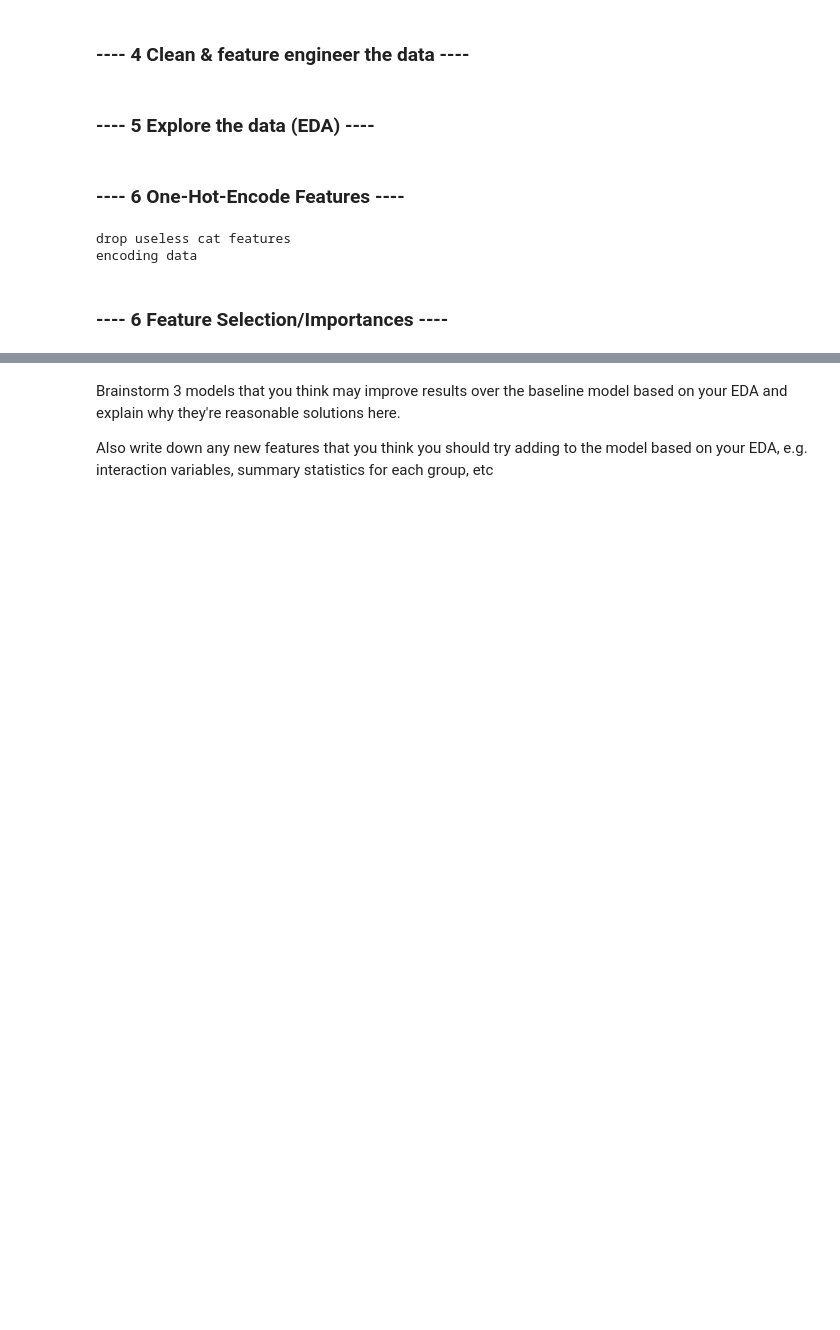
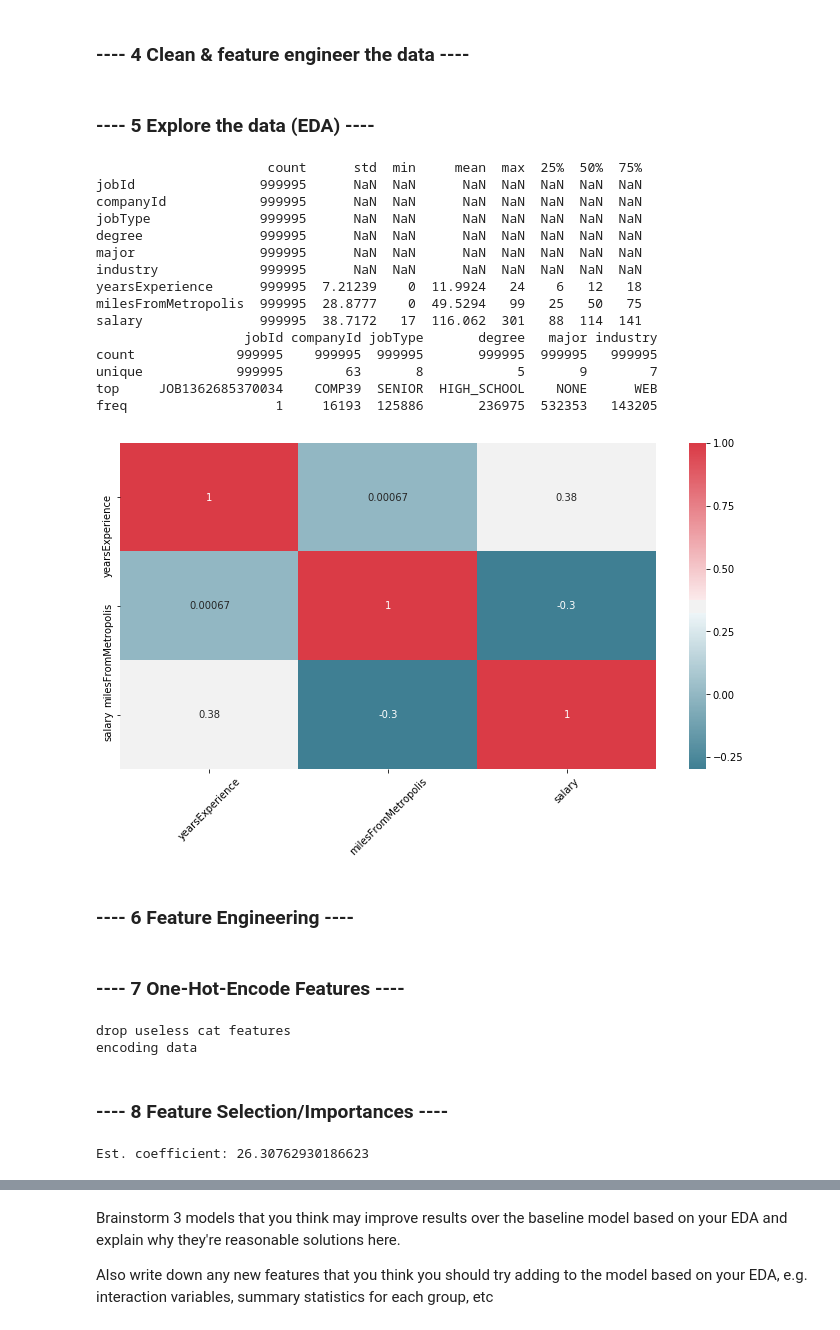
Before and after one commit to yoots88/portfolio, a Jupyter notebook: p_salary_prediction/Salary Prediction Portfolio.ipynb, the cells around one changed output, grey strips where cells are left out. Drawn from its saved outputs; the diff is of its cells as text; code cells hidden in the pictures; blank space fills up the shorter version.

```diff
--- a/p_salary_prediction/Salary Prediction Portfolio.ipynb
+++ b/p_salary_prediction/Salary Prediction Portfolio.ipynb
@@ -136,8 +129,8 @@ if __name__ == '__main__':
     #define variable lists
 #    categorical_vars = ['jobId', 'companyId',  'jobType', 'degree', 'major', 'industry']
     categorical_vars = ['companyId',  'jobType', 'degree', 'major']
-    numerical_vars = ['yearsExperience', 'milesFromMetropolis', 'avg_salary_industry', 'avg_yearsExp_industry',
-                      'avg_yearsExp_jobType','avg_dist_by_industry','avg_dist_by_jobType']
+    numerical_vars = ['yearsExperience', 'milesFromMetropolis', 'avg_salary_industry', 'avg_yearsExperience_industry',
+                      'avg_yearsExperience_jobType','avg_milesFromMetropolis_industry','avg_milesFromMetropolis_jobType']
     label_var = 'salary'
 
     #define variables to drop
@@ -189,7 +156,45 @@ del(avg_salary_by_industry_df, avg_yearsExp_by_industry_df, avg_yearsExp_by_jobT
 # %% [markdown]
 ### ---- 5 Explore the data (EDA) ----
+# %%
+def EDA_summary_num(cleaned_df):
+    summary_num_df = pd.DataFrame(cleaned_df.describe(include='all').T)
+    summary_num_df = summary_num_df[['count','std','min','mean','max','25%','50%','75%']]
+    print(summary_num_df)
+
+def EDA_summary_cat(cleaned_df):
+    summary_cat_df = pd.DataFrame(cleaned_df.describe(include='O'))
+    print(summary_cat_df)
+
+def EDA_corr_matrix(cleaned_df):
+    plt.figure(figsize=(12,6))
+    sns.heatmap(cleaned_df.corr(), cmap=sns.diverging_palette(220,10, as_cmap=True), annot=True)
+    plt.xticks(rotation=45)
+    plt.show()
 # %%
 #summarize each feature variable
+EDA_summary_num(cleaned_df)
 #summarize the target variable
+EDA_summary_cat(cleaned_df)
+
 #look for correlation between each feature and the target
 #look for correlation between features
+EDA_corr_matrix(cleaned_df)
+# %% [output]
+                      count      std  min     mean  max  25%  50%  75%
+jobId                999995      NaN  NaN      NaN  NaN  NaN  NaN  NaN
+companyId            999995      NaN  NaN      NaN  NaN  NaN  NaN  NaN
+jobType              999995      NaN  NaN      NaN  NaN  NaN  NaN  NaN
+degree               999995      NaN  NaN      NaN  NaN  NaN  NaN  NaN
+major                999995      NaN  NaN      NaN  NaN  NaN  NaN  NaN
+industry             999995      NaN  NaN      NaN  NaN  NaN  NaN  NaN
+yearsExperience      999995  7.21239    0  11.9924   24    6   12   18
+milesFromMetropolis  999995  28.8777    0  49.5294   99   25   50   75
+salary               999995  38.7172   17  116.062  301   88  114  141
+                   jobId companyId jobType       degree   major industry
+count             999995    999995  999995       999995  999995   999995
+unique            999995        63       8            5       9        7
+top     JOB1362685370034    COMP39  SENIOR  HIGH_SCHOOL    NONE      WEB
+freq                   1     16193  125886       236975  532353   143205
+[figure, added]
+# %% [markdown]
+### ---- 6 Feature Engineering ----
@@ -196,3 +226,3 @@ del(avg_salary_by_industry_df, avg_yearsExp_by_industry_df, avg_yearsExp_by_jobT
 # %% [markdown]
-### ---- 6 One-Hot-Encode Features ----
+### ---- 7 One-Hot-Encode Features ----
 # %%
@@ -218,18 +248,18 @@ del(avg_salary_by_industry_df, avg_yearsExp_by_industry_df, avg_yearsExp_by_jobT
 drop useless cat features
 encoding data
 # %% [markdown]
-### ---- 6 Feature Selection/Importances ----
+### ---- 8 Feature Selection/Importances ----
 # %%
-    # ----- Feature Selection: L1 Regularization ----- #
-    # fit L1 to filter out non-zero coefficients
-#    lr_L1 = Lasso(alpha=0.01)
-#    lr_L1.fit(train_df, label_df)
+# ----- Feature Selection: L1 Regularization ----- #
+# fit L1 to filter out non-zero coefficients
+lr_L1 = Lasso(alpha=0.01)
+lr_L1.fit(train_df, label_df)
 
-    # Print estimated intercept coefficients:
-#    print('Est. coefficient: {}'.format(lr_L1.intercept_))
+# Print estimated intercept coefficients:
+print('Est. coefficient: {}'.format(lr_L1.intercept_))
 
-    #Save L1 feature selection results:
-#    feat_selection_df(train_df, lr_L1, 'features', 'EstCoef', 'L1_feat_selection_df.xlsx')
+#Save L1 feature selection results:
+feat_selection_df(train_df, lr_L1, 'features', 'EstCoef', 'L1_feat_selection_df.xlsx')
 
 #Create L1 feature selection index:
 idx_L1 = np.r_[62:84,86]
@@ -237,4 +267,6 @@ idx_L1 = np.r_[62:84,86]
 #Filtered train_df and test_df
 train_L1_df = train_df[train_df.columns[idx_L1]]
 test_L1_df = test_df[test_df.columns[idx_L1]]
+# %% [output]
+Est. coefficient: 26.30762930186623
 # %% [markdown]
```
Also changed, not shown: parts of 12 cells of this notebook, 1 other file.
